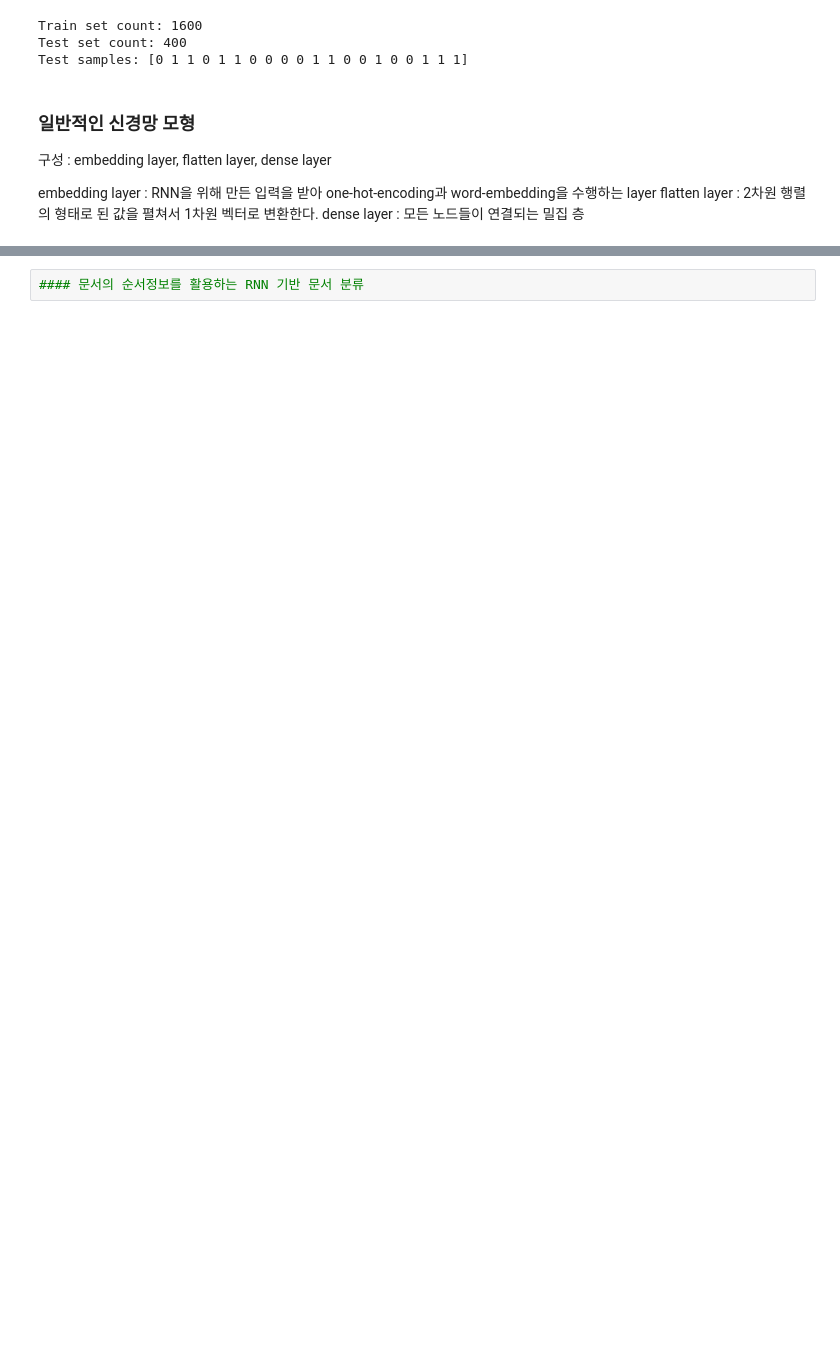
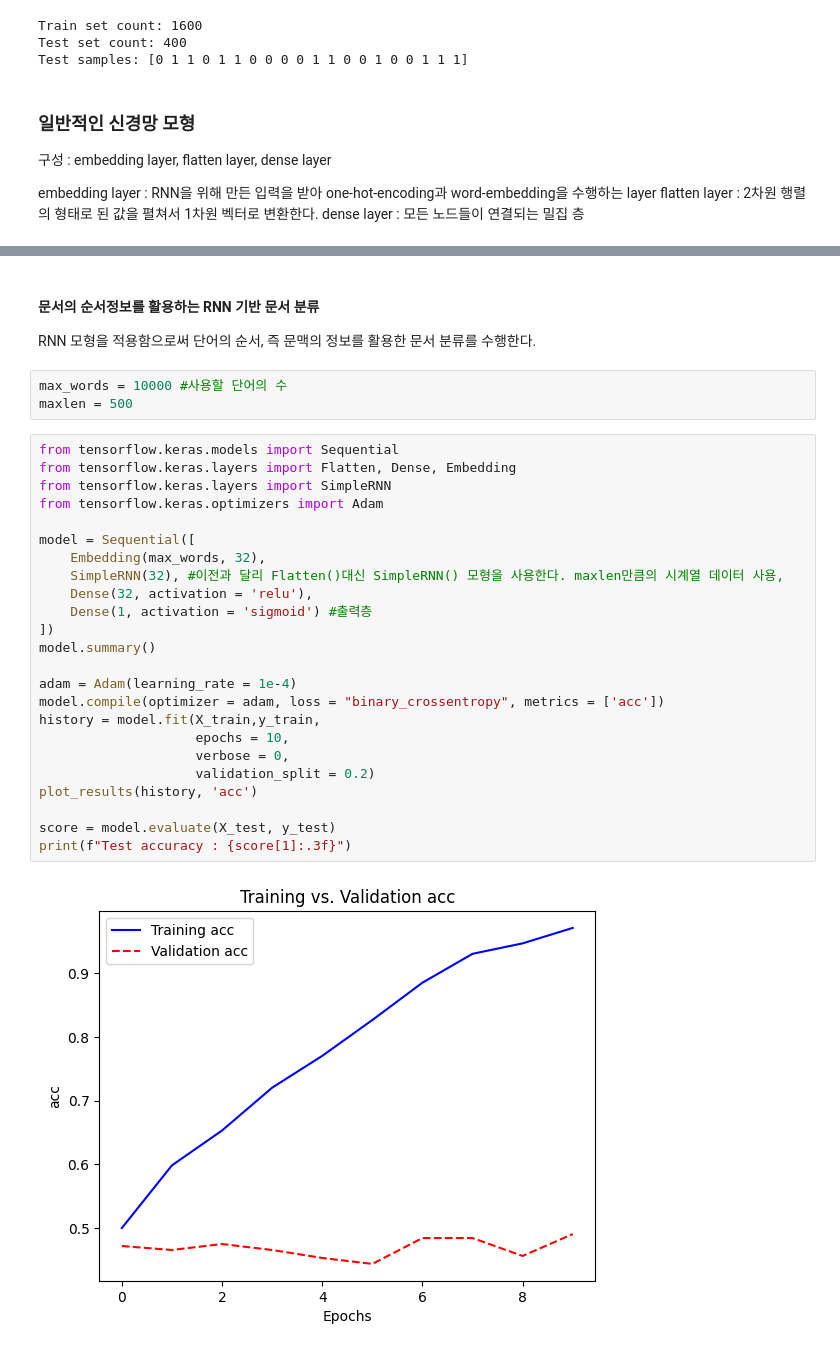
Before and after one commit to Yoon-Ahyeon/TextMining, a Jupyter notebook: Chapeter03/DeepLearning_RNN.ipynb, the cells around one changed output, grey strips where cells are left out. Saved outputs shown, nothing was run; the diff lists cells and outputs as text; blank space fills up the shorter version.

```diff
--- a/Chapeter03/DeepLearning_RNN.ipynb
+++ b/Chapeter03/DeepLearning_RNN.ipynb
@@ -207,2 +208,33 @@ print(f'#Test accuracy:{score[1]:.3f}')
-# %%
-#### 문서의 순서정보를 활용하는 RNN 기반 문서 분류
+# %% [markdown]
+#### 문서의 순서정보를 활용하는 RNN 기반 문서 분류
+
+RNN 모형을 적용함으로써 단어의 순서, 즉 문맥의 정보를 활용한 문서 분류를 수행한다.
+# %%
+max_words = 10000 #사용할 단어의 수
+maxlen = 500
+# %%
+from tensorflow.keras.models import Sequential
+from tensorflow.keras.layers import Flatten, Dense, Embedding
+from tensorflow.keras.layers import SimpleRNN
+from tensorflow.keras.optimizers import Adam
+
+model = Sequential([
+    Embedding(max_words, 32),
+    SimpleRNN(32), #이전과 달리 Flatten()대신 SimpleRNN() 모형을 사용한다. maxlen만큼의 시계열 데이터 사용,
+    Dense(32, activation = 'relu'),
+    Dense(1, activation = 'sigmoid') #출력층
+])
+model.summary()
+
+adam = Adam(learning_rate = 1e-4)
+model.compile(optimizer = adam, loss = "binary_crossentropy", metrics = ['acc'])
+history = model.fit(X_train,y_train,
+                    epochs = 10,
+                    verbose = 0,
+                    validation_split = 0.2)
+plot_results(history, 'acc')
+
+score = model.evaluate(X_test, y_test)
+print(f"Test accuracy : {score[1]:.3f}")
+# %% [output]
+[figure, added]
```
Also changed, not shown: parts of 12 cells of this notebook.
